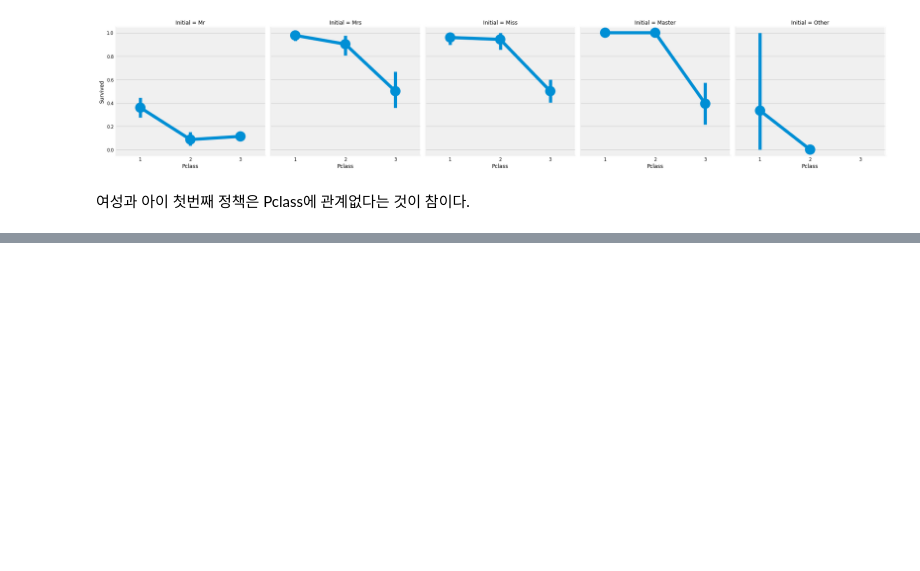
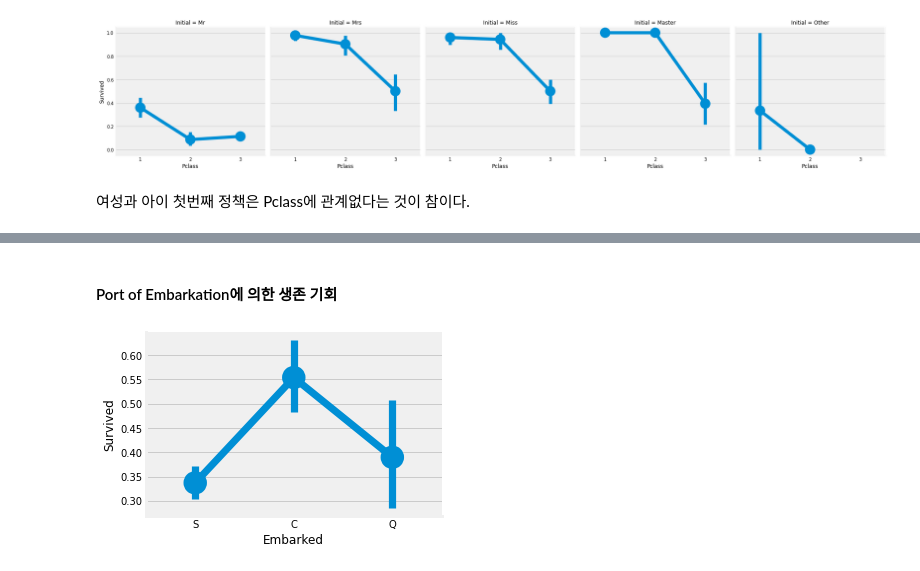
Before and after one commit to shwldus3/data-analysis-practice, a Jupyter notebook: 01_titanic.ipynb, the cells around one changed output, grey strips where cells are left out. Saved outputs shown, nothing was run; the diff lists cells and outputs as text; code cells hidden in the pictures; blank space fills up the shorter version.

Commit message:
Analyze features of Embarked and SibSip

```diff
--- a/01_titanic.ipynb
+++ b/01_titanic.ipynb
@@ -324,0 +341,9 @@ plt.show()
+# %% [markdown]
+#### Port of Embarkation에 의한 생존 기회
+# %%
+sns.factorplot('Embarked', 'Survived', data=data)
+fig = plt.gcf() # Get the current figure.
+fig.set_size_inches(5,3)
+plt.show()
+# %% [output]
+[figure, added]
```
Also changed, not shown: parts of 19 cells of this notebook.
